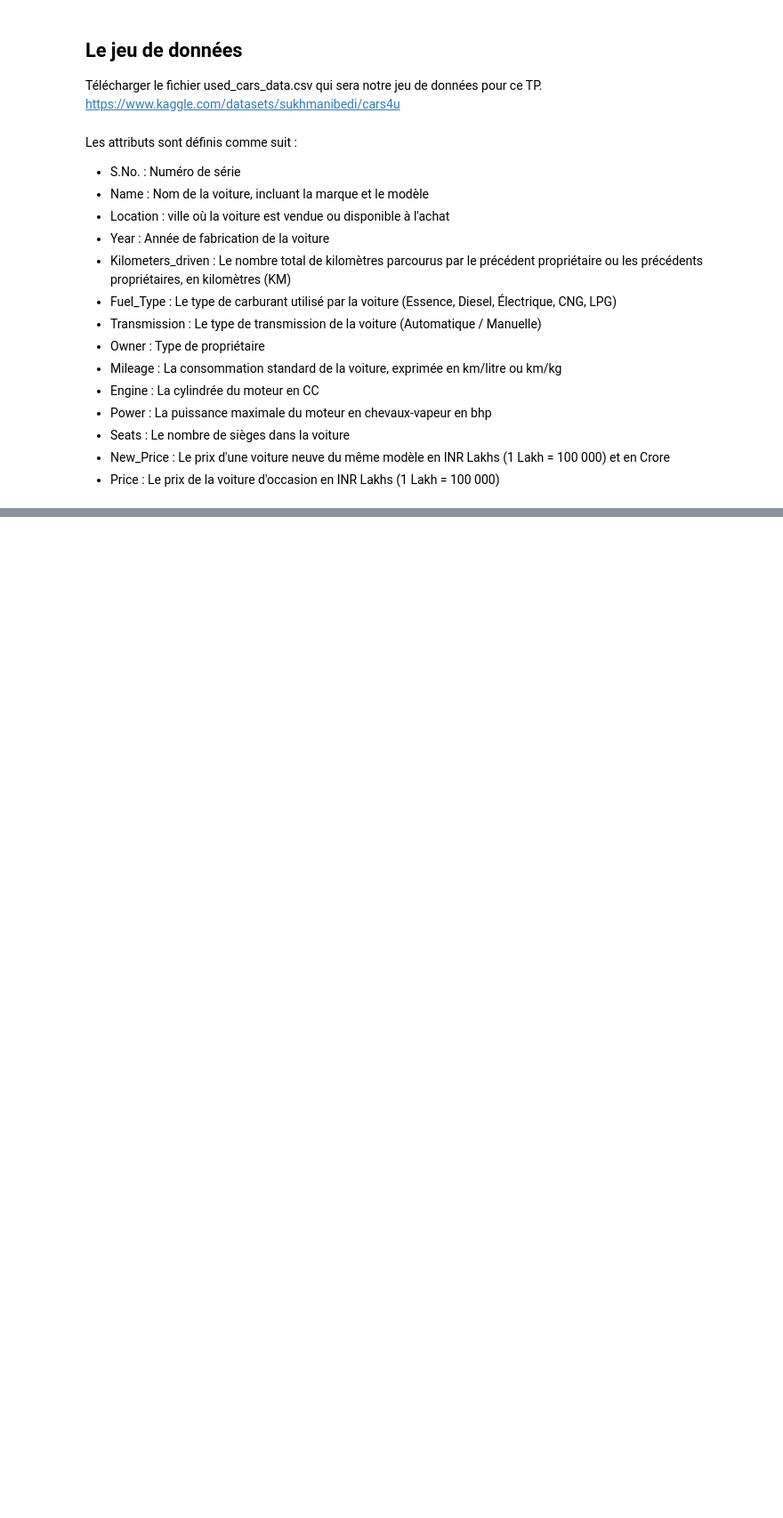
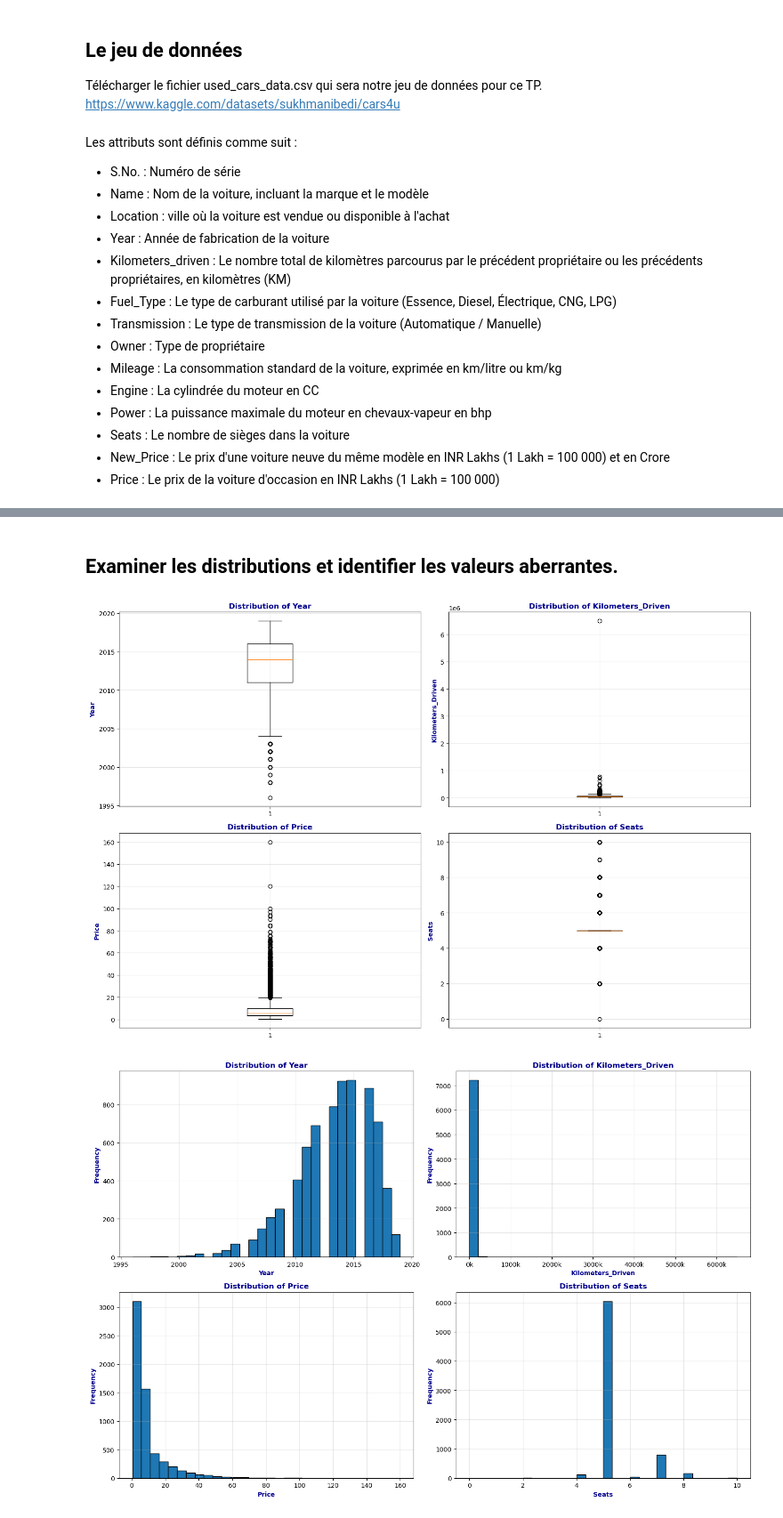
Before and after one commit to Ptitlu42/TP_data_mining, a Jupyter notebook: TP_eda.ipynb, the cells around one changed output, grey strips where cells are left out. Shown at 89% size. Drawn from its saved outputs; the diff is of its cells as text; code cells hidden in the pictures; blank space fills up the shorter version.

```diff
--- a/TP_eda.ipynb
+++ b/TP_eda.ipynb
@@ -86,0 +104,51 @@ Price: 125.2
+# %% [markdown]
+## Examiner les distributions et identifier les valeurs aberrantes.
+# %%
+numerical_features = ['Year', 'Kilometers_Driven', 'Price', 'Seats']
+
+plt.figure(figsize=(15, 10))
+for i, feature in enumerate(numerical_features, 1):
+    plt.subplot(2, 2, i)
+    data = df[feature].dropna()
+    plt.boxplot(data)
+    plt.title(f'Distribution of {feature}', color='darkblue', fontweight='bold')
+    plt.grid(True, alpha=0.3)
+    plt.ylabel(feature, color='darkblue', fontweight='bold')
+plt.tight_layout()
+plt.show()
+
+plt.figure(figsize=(15, 10))
+for i, feature in enumerate(numerical_features, 1):
+    plt.subplot(2, 2, i)
+    data = df[feature].dropna()
+    plt.hist(data, bins=30, edgecolor='black')
+    plt.title(f'Distribution of {feature}', color='darkblue', fontweight='bold')
+    plt.grid(True, alpha=0.3)
+    if feature == 'Kilometers_Driven':
+        plt.gca().xaxis.set_major_formatter(lambda x, p: f'{int(x/1000)}k')
+    plt.xlabel(feature, color='darkblue', fontweight='bold')
+    plt.ylabel('Frequency', color='darkblue', fontweight='bold')
+plt.tight_layout()
+plt.show()
+
+def detect_outliers(df, column):
+    Q1 = df[column].quantile(0.25)
+    Q3 = df[column].quantile(0.75)
+    IQR = Q3 - Q1
+    lower_bound = Q1 - 1.5 * IQR
+    upper_bound = Q3 + 1.5 * IQR
+    outliers = df[(df[column] < lower_bound) | (df[column] > upper_bound)][column]
+    return len(outliers), lower_bound, upper_bound
+
+print(f'{HEADER}Analyse des valeurs aberrantes:{ENDC}')
+for feature in numerical_features:
+    n_outliers, lower, upper = detect_outliers(df, feature)
+    print(f'\n{CYAN}{feature}:{ENDC}')
+    print(f'{BLUE}Nombre de valeurs aberrantes: {BOLD}{n_outliers}{ENDC}')
+    print(f'{BLUE}Limite inférieure: {BOLD}{lower:.2f}{ENDC}')
+    print(f'{BLUE}Limite supérieure: {BOLD}{upper:.2f}{ENDC}')
+    print(f'{BLUE}Valeur minimale: {BOLD}{df[feature].min():.2f}{ENDC}')
+    print(f'{BLUE}Valeur maximale: {BOLD}{df[feature].max():.2f}{ENDC}')
+# %% [output]
+[figure, added]
+[figure, added]
```
Also changed, not shown: parts of 17 cells of this notebook.
